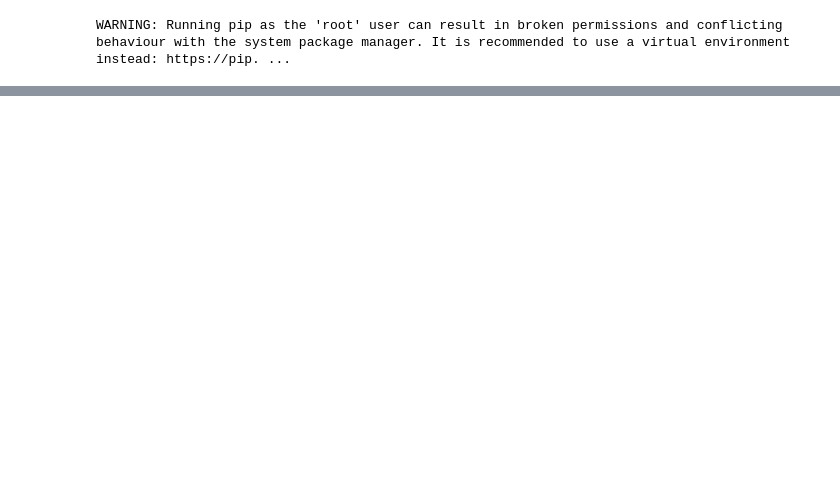
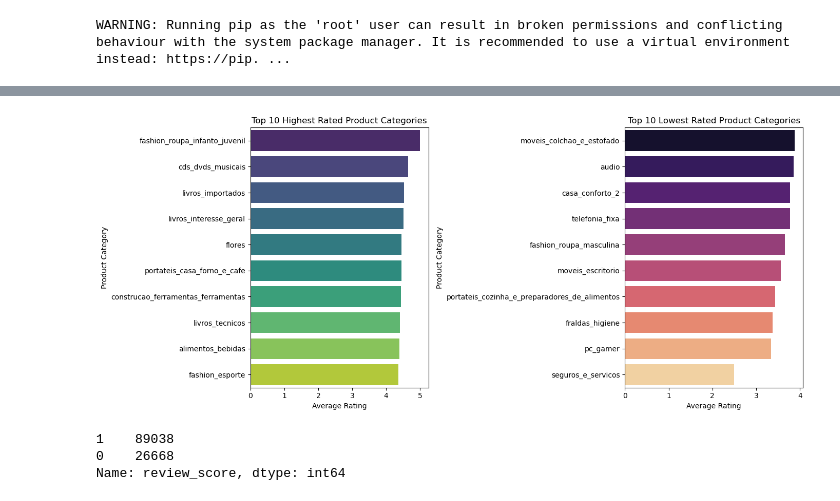
Before and after one commit to pkhanna2/MLOpsFinalProject, a Jupyter notebook: FinalProjectCode.ipynb, the cells around one changed output, grey strips where cells are left out. Drawn from its saved outputs; the diff is of its cells as text; code cells hidden in the pictures; blank space fills up the shorter version.

```diff
--- a/FinalProjectCode.ipynb
+++ b/FinalProjectCode.ipynb
@@ -365,0 +328,13 @@ plt.show()
+# %%
+# Remove All Review Related Data Besides the Review Score
+# Drop all review-related columns except for 'review_score'
+review_columns = [col for col in ecommerce_df.columns if 'review' in col and col != 'review_score']
+ecommerce_no_review_data_df = ecommerce_df.drop(columns=review_columns)
+
+# Drop geographical data columns and ID features
+ecommerce_no_review_data_df = ecommerce_no_review_data_df.drop(columns=[
+    'order_id', 'customer_id', 'order_item_id', 'product_id',
+    'seller_id', 'customer_unique_id', 'customer_zip_code_prefix',
+    'customer_city', 'customer_state', 'seller_zip_code_prefix',
+    'seller_city', 'seller_state'
+])
@@ -365,0 +446,34 @@ plt.show()
+# %%
+# Calculate the average rating for each product category
+category_ratings = ecommerce_no_review_data_df.groupby('product_category_name')['review_score'].mean().reset_index()
+
+# Sort the categories by rating
+sorted_category_ratings = category_ratings.sort_values(by='review_score', ascending=False)
+
+# Top 10 highest rated categories
+top_categories = sorted_category_ratings.head(10)
+
+# Bottom 10 lowest rated categories
+bottom_categories = sorted_category_ratings.tail(10)
+
+# Plotting
+plt.figure(figsize=(14, 6))
+
+# Highest Rated Categories
+plt.subplot(1, 2, 1)
+sns.barplot(x='review_score', y='product_category_name', data=top_categories, palette='viridis')
+plt.title('Top 10 Highest Rated Product Categories')
+plt.xlabel('Average Rating')
+plt.ylabel('Product Category')
+
+# Lowest Rated Categories
+plt.subplot(1, 2, 2)
+sns.barplot(x='review_score', y='product_category_name', data=bottom_categories, palette='magma')
+plt.title('Top 10 Lowest Rated Product Categories')
+plt.xlabel('Average Rating')
+plt.ylabel('Product Category')
+
+plt.tight_layout()
+plt.show()
+# %% [output]
+[figure, added]
@@ -365,0 +485,6 @@ plt.show()
+# %%
+print(review_score_distribution)
+# %% [output]
+1    89038
+0    26668
+Name: review_score, dtype: int64
```
Also changed, not shown: parts of 106 cells of this notebook.
